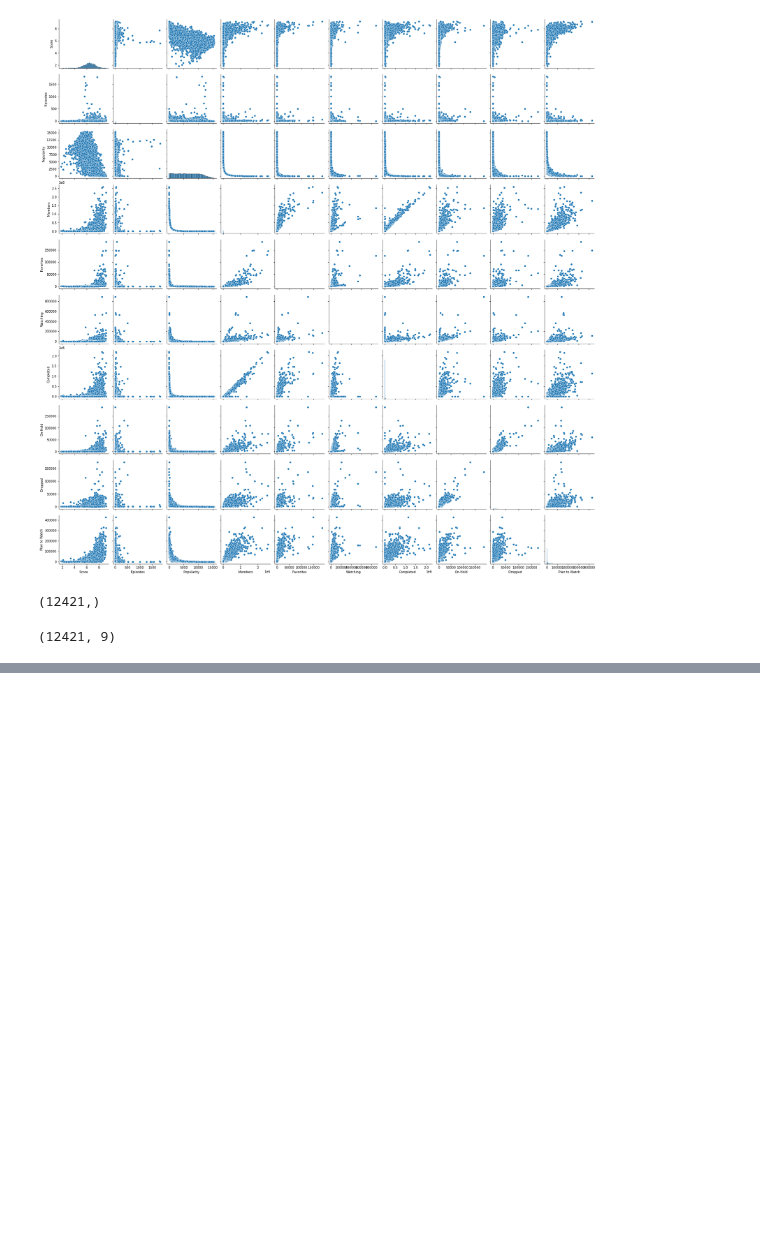
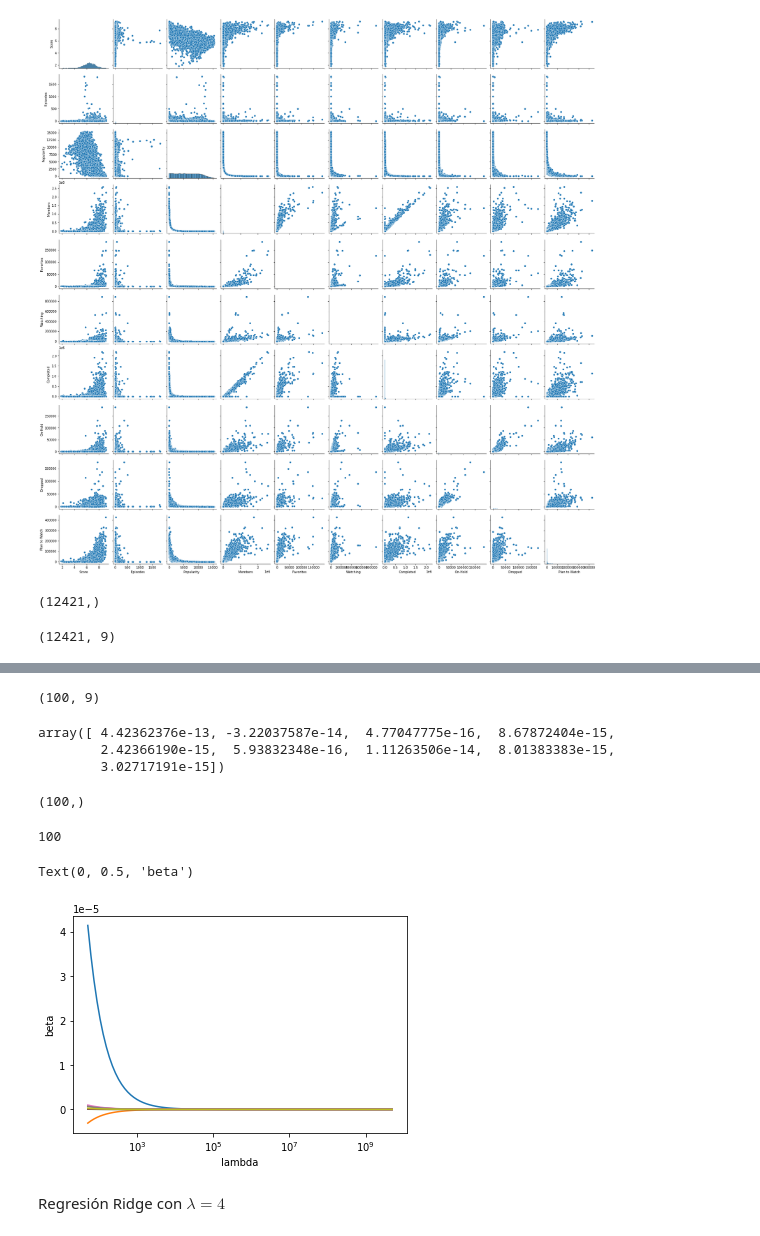
Before and after one commit to EddyGiusepe/Recommendation_of_MyAnimeList_2021, a Jupyter notebook: RecomendacaoAnime_2020.ipynb, the cells around one changed output, grey strips where cells are left out. Drawn from its saved outputs; the diff is of its cells as text; code cells hidden in the pictures; blank space fills up the shorter version.

```diff
--- a/RecomendacaoAnime_2020.ipynb
+++ b/RecomendacaoAnime_2020.ipynb
@@ -177,0 +193,2 @@ A Ridge Regression é um método de regularização do modelo que tem como princ
+# %%
+lambdas= 10**np.linspace(10,2,100)*0.5
@@ -177,0 +219,4 @@ A Ridge Regression é um método de regularização do modelo que tem como princ
+# %%
+# Dividimos nossos Dados: Dados de Treino e Dados de Teste
+
+X_train, X_test, Y_train, Y_test = train_test_split(X, Y, test_size=0.25, random_state=1)
@@ -177,0 +235,11 @@ A Ridge Regression é um método de regularização do modelo que tem como princ
+# %%
+ridge=Ridge(normalize=True)
+
+coefs=[]
+for k in lambdas:
+  ridge.set_params(alpha=k)
+  ridge.fit(X_train,Y_train)
+  coefs.append(ridge.coef_)
+
+# print(np.shape(coefs))
+# coefs[0]
@@ -177,0 +264,28 @@ A Ridge Regression é um método de regularização do modelo que tem como princ
+# %%
+print(np.shape(coefs))
+coefs[0]
+# %% [output]
+(100, 9)
+array([ 4.42362376e-13, -3.22037587e-14,  4.77047775e-16,  8.67872404e-15,
+        2.42366190e-15,  5.93832348e-16,  1.11263506e-14,  8.01383383e-15,
+        3.02717191e-15])
+# %%
+lambdas.shape
+# %% [output]
+(100,)
+# %%
+len(coefs)
+# %% [output]
+100
+# %%
+ax = plt.gca()
+ax.plot(lambdas, coefs)
+ax.set_xscale('log')
+plt.axis('tight')
+plt.xlabel('lambda')
+plt.ylabel('beta')
+# %% [output]
+Text(0, 0.5, 'beta')
+[figure, added]
+# %% [markdown]
+Regresión Ridge con $λ = 4$
```
Also changed, not shown: parts of 15 cells of this notebook.
